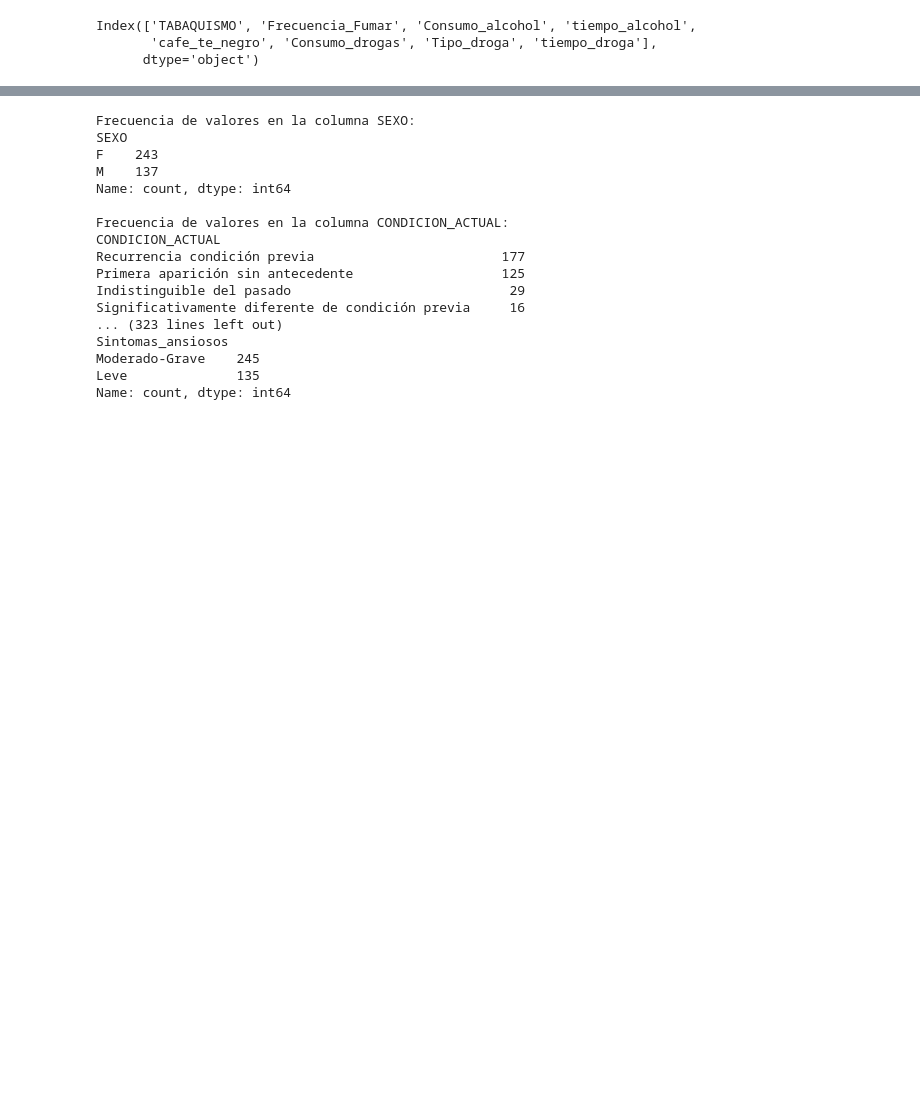
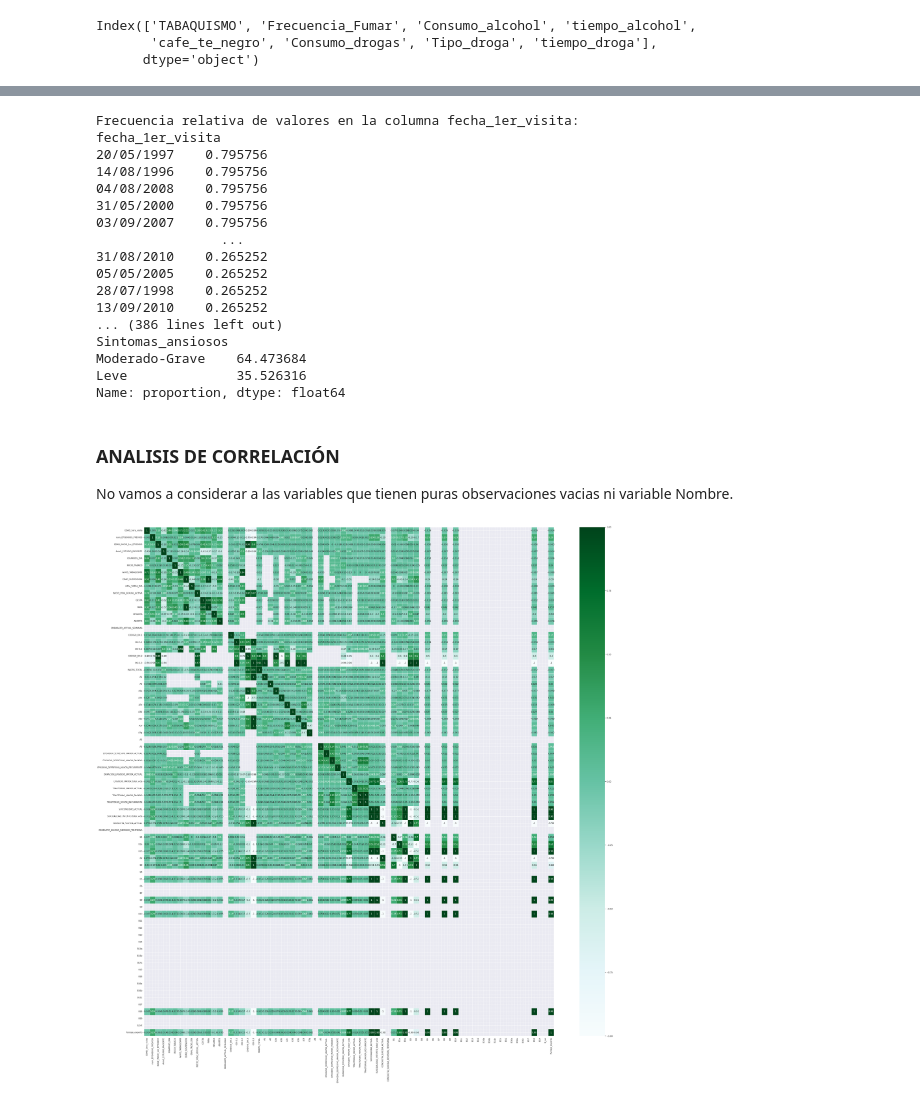
Before and after one commit to daniela-estevez/ProyectoIntegrador, a Jupyter notebook: Avance1_13Equipo.ipynb, the cells around one changed output, grey strips where cells are left out. Cells and saved outputs as stored; diff of their text form; code cells hidden in the pictures; blank space fills up the shorter version.

```diff
--- a/Avance1_13Equipo.ipynb
+++ b/Avance1_13Equipo.ipynb
@@ -165,3 +174,3 @@ Observamos también que tenemos variables que al tener el mismo valor en todos l
 # %%
-df = df.drop(columns=["A4","CONDUCTA_SUICIDA_REMISION_TEMPRANA","B4","B6","B7","B9","B10","B11","B12","B13","B14","B14a","B14a","B14b","B14c","B15","B16","B16a","B16b","B16c","B17","B19","B_tot"])
-df.describe()
+#df = df.drop(columns=["A4","CONDUCTA_SUICIDA_REMISION_TEMPRANA","B4","B6","B7","B9","B11","B12","B13","B14","B14a","B14b","B14c","B15","B16","B16a","B16b","B16c","B17","B19","B_tot"])
+#df.describe()
@@ -180,34 +206,43 @@ Ahora para las variables categóricas
 # %%
 #Obtenemos los nombres de las variables categoricas
-categoricas = df.select_dtypes(include=['category']).columns
+categoricas = df.select_dtypes(include=['object']).columns
 
 #visualizamos la frecuencia de los distintos valores para cada una de las columnas identificadas
 for columna in categoricas:
-    frecuencia = df[columna].value_counts()
-    print(f"Frecuencia de valores en la columna {columna}:")
-    print(frecuencia)
+    frec_rel = df[columna].value_counts(normalize=True)*100
+    print(f"Frecuencia relativa de valores en la columna {columna}:")
+    print(frec_rel)
     print()
 # %% [output]
-Frecuencia de valores en la columna SEXO:
-SEXO
-F    243
-M    137
-Name: count, dtype: int64
-
-Frecuencia de valores en la columna CONDICION_ACTUAL:
-CONDICION_ACTUAL
-Recurrencia condición previa                        177
-Primera aparición sin antecedente                   125
-Indistinguible del pasado                            29
-Significativamente diferente de condición previa     16
-... (323 lines left out)
+Frecuencia relativa de valores en la columna fecha_1er_visita:
+fecha_1er_visita
+20/05/1997    0.795756
+14/08/1996    0.795756
+04/08/2008    0.795756
+31/05/2000    0.795756
+03/09/2007    0.795756
+                ...
+31/08/2010    0.265252
+05/05/2005    0.265252
+28/07/1998    0.265252
+13/09/2010    0.265252
+... (386 lines left out)
 Sintomas_ansiosos
-Moderado-Grave    245
-Leve              135
-Name: count, dtype: int64
+Moderado-Grave    64.473684
+Leve              35.526316
+Name: proportion, dtype: float64
+# %% [markdown]
+### ANALISIS DE CORRELACIÓN
+
+No vamos a considerar a las variables que tienen puras observaciones vacias ni variable Nombre.
+# %%
+numericas = df.drop(columns=['Nombre','TABAQUISMO', 'Frecuencia_Fumar', 'Consumo_alcohol', 'tiempo_alcohol','cafe_te_negro',
+                             'Consumo_drogas', 'Tipo_droga', 'tiempo_droga']).select_dtypes(include=['float','int64'])
 # %%
-#sns.set(rc={'figure.figsize':(30,30)})
+sns.set(rc={'figure.figsize':(50,50)})
 
-#sns.heatmap(round(df.corr(),3), annot = True, cmap= 'BuGn', linewidths= 0.5)
+sns.heatmap(round(numericas.corr(),3), annot = True, cmap= 'BuGn', linewidths= 0.5)
 
-#plt.show()
+plt.show()
+# %% [output]
+[figure, added]
```
Also changed, not shown: parts of 31 cells of this notebook.
